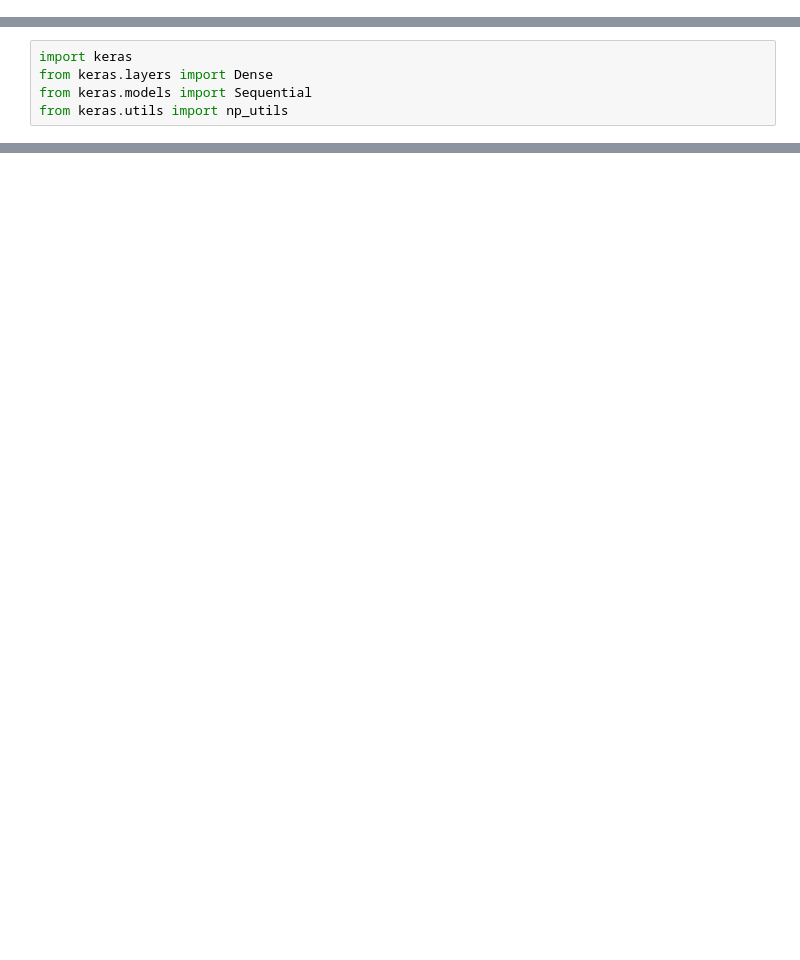
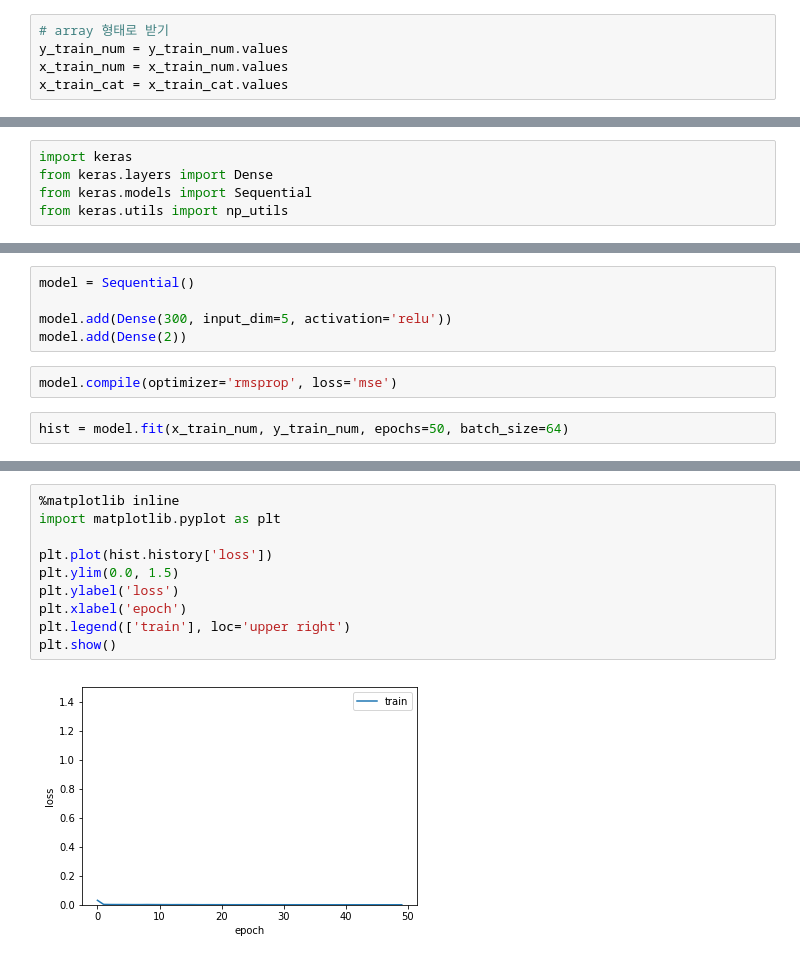
Before and after one commit to ChungminPark/samsung-ai-challenge-2018, a Jupyter notebook: Traffic_Accident.ipynb, the cells around one changed output, grey strips where cells are left out. Cells and saved outputs as stored; diff of their text form; blank space fills up the shorter version.

```diff
--- a/Traffic_Accident.ipynb
+++ b/Traffic_Accident.ipynb
@@ -127,0 +126,5 @@ x_train_num
+# %%
+# array 형태로 받기
+y_train_num = y_train_num.values
+x_train_num = x_train_num.values
+x_train_cat = x_train_cat.values
@@ -151,0 +146,9 @@ model.add()
+# %%
+model = Sequential()
+
+model.add(Dense(300, input_dim=5, activation='relu'))
+model.add(Dense(2))
+# %%
+model.compile(optimizer='rmsprop', loss='mse')
+# %%
+hist = model.fit(x_train_num, y_train_num, epochs=50, batch_size=64)
@@ -151,0 +173,12 @@ model.add()
+# %%
+%matplotlib inline
+import matplotlib.pyplot as plt
+
+plt.plot(hist.history['loss'])
+plt.ylim(0.0, 1.5)
+plt.ylabel('loss')
+plt.xlabel('epoch')
+plt.legend(['train'], loc='upper right')
+plt.show()
+# %% [output]
+[figure, added]
```
Also changed, not shown: parts of 11 cells of this notebook.
